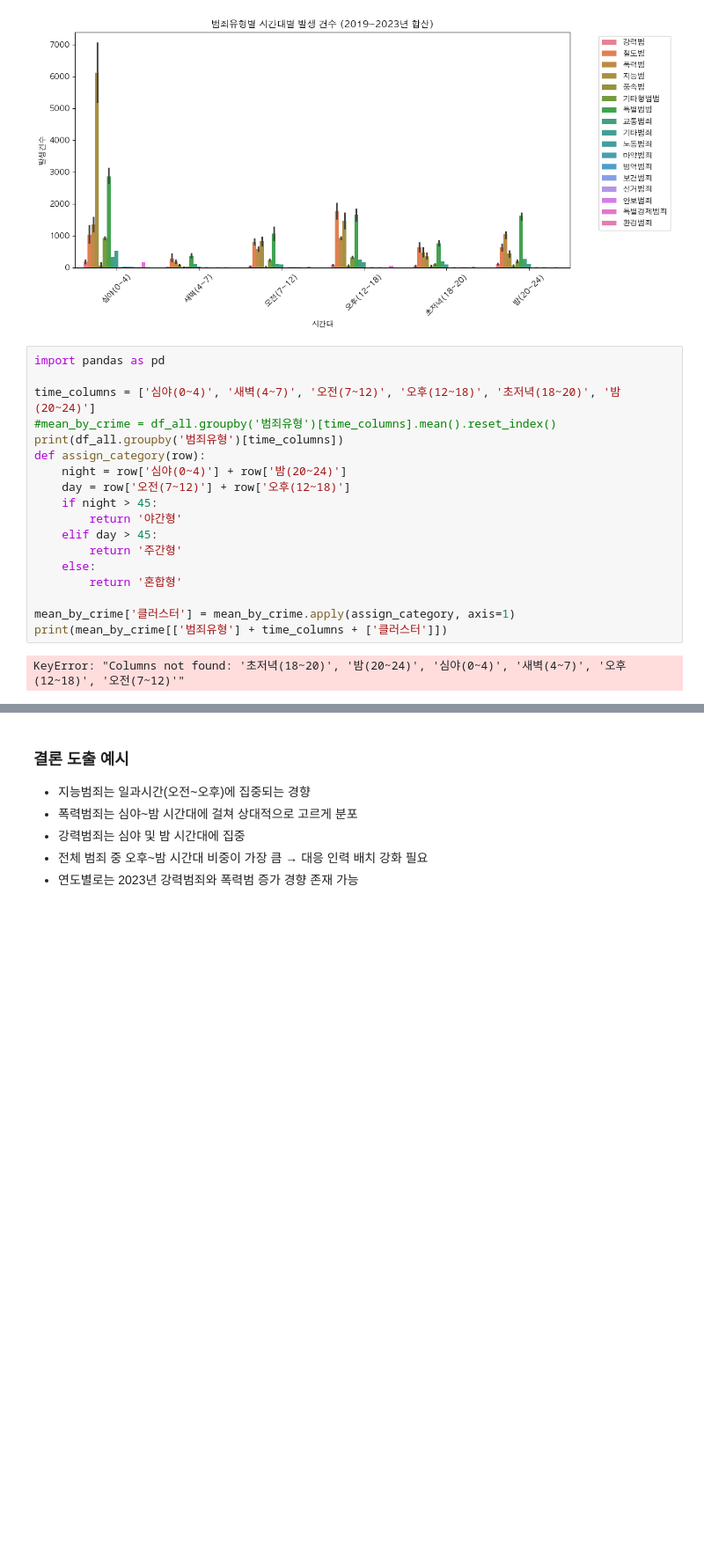
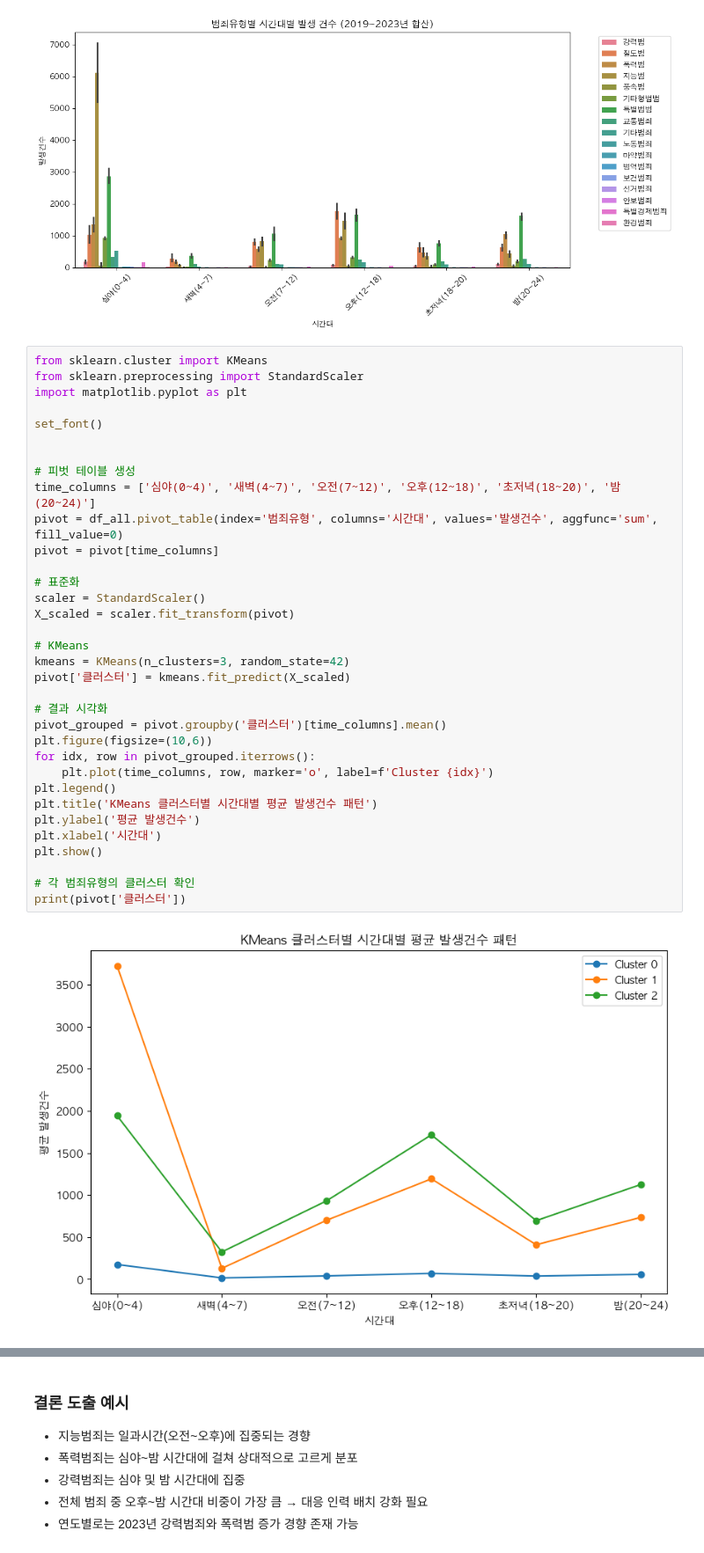
Before and after one commit to Armdiri/TIL, a Jupyter notebook: 인공_0607_데이터분석과제/데이터분석과제.ipynb, the cells around one changed output, grey strips where cells are left out. Shown at 88% size. Cells and saved outputs as stored; diff of their text form; blank space fills up the shorter version.

```diff
--- a/인공_0607_데이터분석과제/데이터분석과제.ipynb
+++ b/인공_0607_데이터분석과제/데이터분석과제.ipynb
@@ -120,23 +120,39 @@ plt.tight_layout()
 plt.show()
 # %% [output]
 [figure]
-# %%
-import pandas as pd
-
-time_columns = ['심야(0~4)', '새벽(4~7)', '오전(7~12)', '오후(12~18)', '초저녁(18~20)', '밤(20~24)']
-#mean_by_crime = df_all.groupby('범죄유형')[time_columns].mean().reset_index()
-print(df_all.groupby('범죄유형')[time_columns])
-def assign_category(row):
-    night = row['심야(0~4)'] + row['밤(20~24)']
-    day = row['오전(7~12)'] + row['오후(12~18)']
-    if night > 45:
-        return '야간형'
-    elif day > 45:
-        return '주간형'
-    else:
-        return '혼합형'
-
-mean_by_crime['클러스터'] = mean_by_crime.apply(assign_category, axis=1)
-print(mean_by_crime[['범죄유형'] + time_columns + ['클러스터']])
-# %% [output]
-KeyError: "Columns not found: '초저녁(18~20)', '밤(20~24)', '심야(0~4)', '새벽(4~7)', '오후(12~18)', '오전(7~12)'"
+# %%
+from sklearn.cluster import KMeans
+from sklearn.preprocessing import StandardScaler
+import matplotlib.pyplot as plt
+
+set_font()
+
+
+# 피벗 테이블 생성
+time_columns = ['심야(0~4)', '새벽(4~7)', '오전(7~12)', '오후(12~18)', '초저녁(18~20)', '밤(20~24)']
+pivot = df_all.pivot_table(index='범죄유형', columns='시간대', values='발생건수', aggfunc='sum', fill_value=0)
+pivot = pivot[time_columns]
+
+# 표준화
+scaler = StandardScaler()
+X_scaled = scaler.fit_transform(pivot)
+
+# KMeans
+kmeans = KMeans(n_clusters=3, random_state=42)
+pivot['클러스터'] = kmeans.fit_predict(X_scaled)
+
+# 결과 시각화
+pivot_grouped = pivot.groupby('클러스터')[time_columns].mean()
+plt.figure(figsize=(10,6))
+for idx, row in pivot_grouped.iterrows():
+    plt.plot(time_columns, row, marker='o', label=f'Cluster {idx}')
+plt.legend()
+plt.title('KMeans 클러스터별 시간대별 평균 발생건수 패턴')
+plt.ylabel('평균 발생건수')
+plt.xlabel('시간대')
+plt.show()
+
+# 각 범죄유형의 클러스터 확인
+print(pivot['클러스터'])
+# %% [output]
+[figure, added]
```
Also changed, not shown: parts of 3 cells of this notebook.
